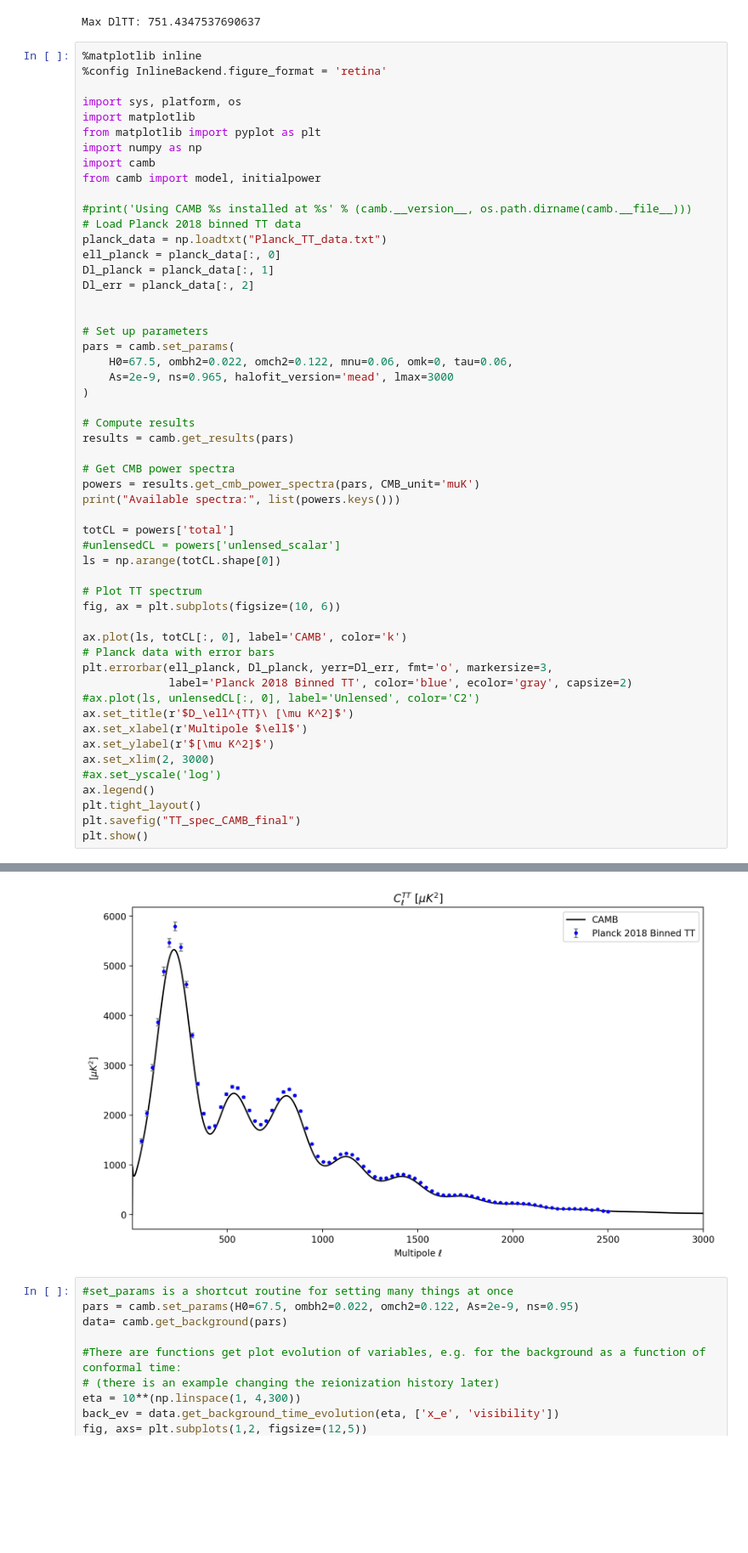
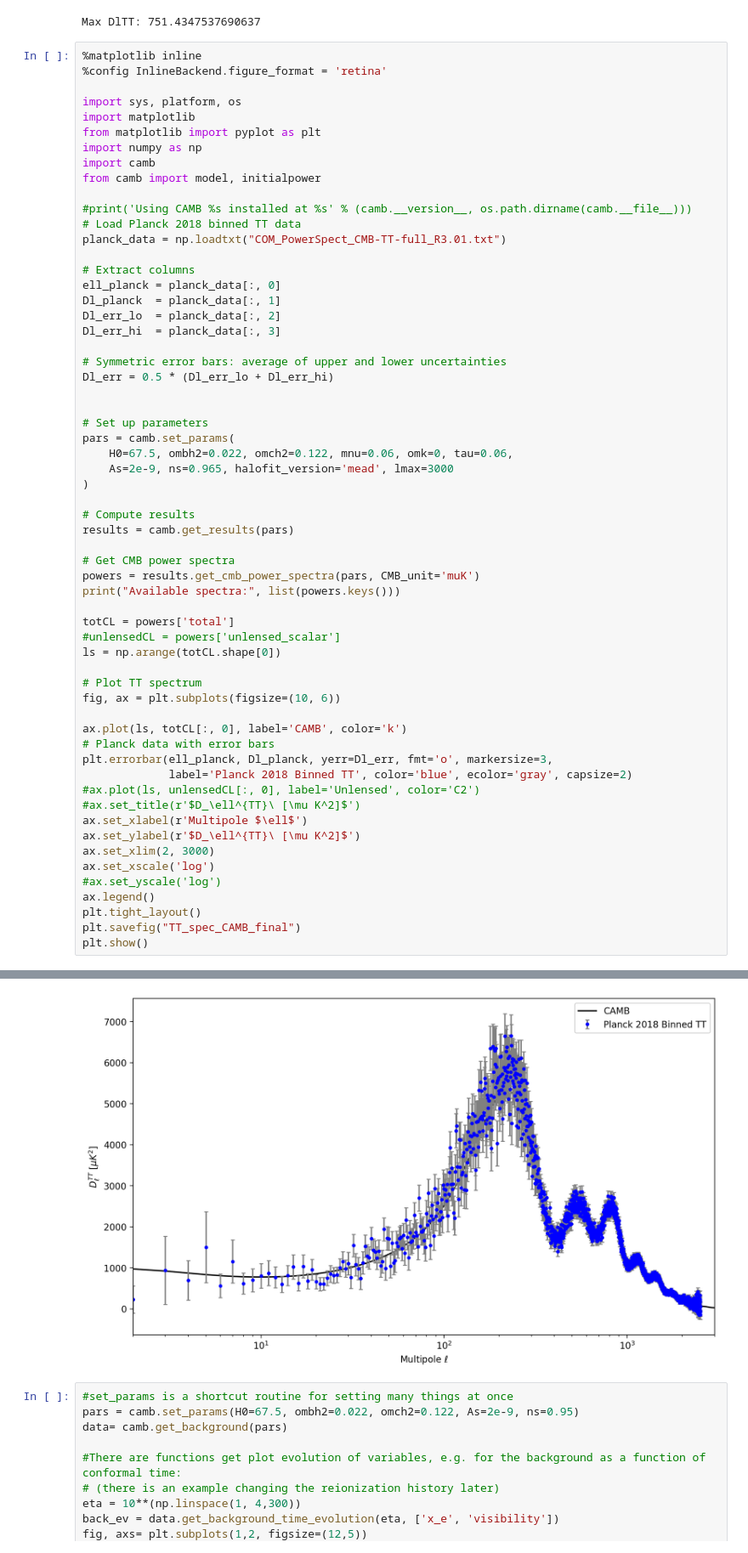
Before and after one commit to swanith01/DP1_Swanith_Spring25, a Jupyter notebook: Chapter7/Chapter_7.ipynb, the cells around one changed output, grey strips where cells are left out. Shown at 85% size. Drawn from its saved outputs; the diff is of its cells as text; blank space fills up the shorter version.

```diff
--- a/Chapter7/Chapter_7.ipynb
+++ b/Chapter7/Chapter_7.ipynb
@@ -111,10 +111,16 @@ from camb import model, initialpower
 
 #print('Using CAMB %s installed at %s' % (camb.__version__, os.path.dirname(camb.__file__)))
 # Load Planck 2018 binned TT data
-planck_data = np.loadtxt("Planck_TT_data.txt")
+planck_data = np.loadtxt("COM_PowerSpect_CMB-TT-full_R3.01.txt")
+
+# Extract columns
 ell_planck = planck_data[:, 0]
-Dl_planck = planck_data[:, 1]
-Dl_err = planck_data[:, 2]
+Dl_planck  = planck_data[:, 1]
+Dl_err_lo  = planck_data[:, 2]
+Dl_err_hi  = planck_data[:, 3]
+
+# Symmetric error bars: average of upper and lower uncertainties
+Dl_err = 0.5 * (Dl_err_lo + Dl_err_hi)
 
 
 # Set up parameters
@@ -142,10 +148,11 @@ ax.plot(ls, totCL[:, 0], label='CAMB', color='k')
 plt.errorbar(ell_planck, Dl_planck, yerr=Dl_err, fmt='o', markersize=3,
              label='Planck 2018 Binned TT', color='blue', ecolor='gray', capsize=2)
 #ax.plot(ls, unlensedCL[:, 0], label='Unlensed', color='C2')
-ax.set_title(r'$D_\ell^{TT}\ [\mu K^2]$')
+#ax.set_title(r'$D_\ell^{TT}\ [\mu K^2]$')
 ax.set_xlabel(r'Multipole $\ell$')
-ax.set_ylabel(r'$[\mu K^2]$')
+ax.set_ylabel(r'$D_\ell^{TT}\ [\mu K^2]$')
 ax.set_xlim(2, 3000)
+ax.set_xscale('log')
 #ax.set_yscale('log')
 ax.legend()
 plt.tight_layout()
@@ -156,5 +162,5 @@ Using CAMB 1.6.0 installed at /home/swanith/.local/lib/python3.10/site-packages/
 Available spectra: ['total', 'unlensed_scalar', 'unlensed_total', 'lensed_scalar', 'tensor', 'lens_potential']
-[figure, old version]
+[figure, new version]
 # %%
 #set_params is a shortcut routine for setting many things at once
 pars = camb.set_params(H0=67.5, ombh2=0.022, omch2=0.122, As=2e-9, ns=0.95)
```
Also changed, not shown: parts of 1 cell of this notebook, 50 other files.
